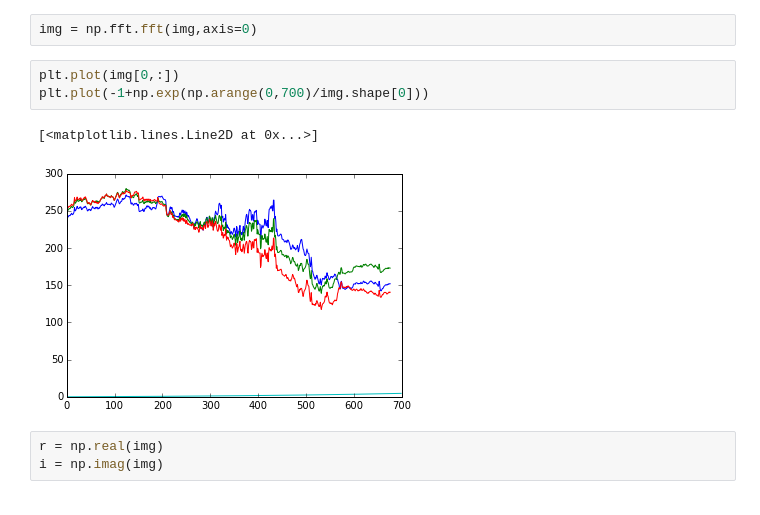
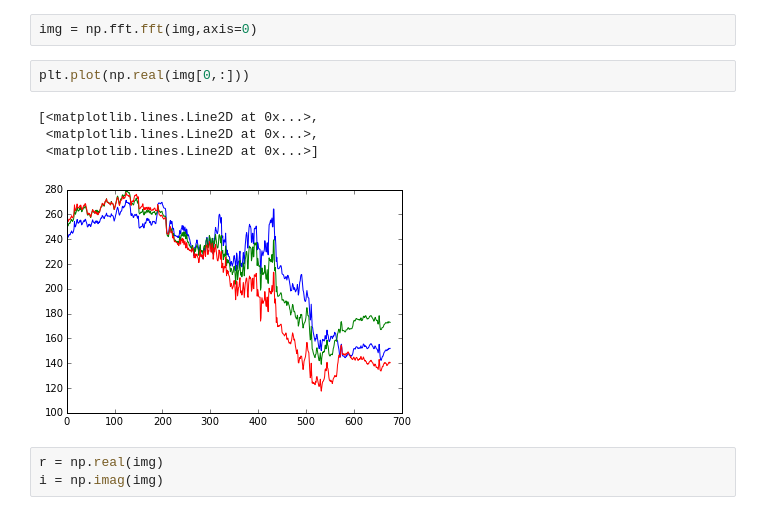
Before and after one commit to antoineMoPa/python-playground, a Jupyter notebook: image-playground/fft.ipynb, the cells around one changed output. Cells and saved outputs as stored; diff of their text form.

Commit message:
remove useless lines

```diff
--- a/image-playground/fft.ipynb
+++ b/image-playground/fft.ipynb
@@ -22,11 +22,12 @@ show(img)
 # %%
 img = np.fft.fft(img,axis=0)
-# %%
-plt.plot(img[0,:])
-plt.plot(-1+np.exp(np.arange(0,700)/img.shape[0]))
-# %% [output]
-[<matplotlib.lines.Line2D at 0x...>]
-[figure, removed]
+# %%
+plt.plot(np.real(img[0,:]))
+# %% [output]
+[<matplotlib.lines.Line2D at 0x...>,
+ <matplotlib.lines.Line2D at 0x...>,
+ <matplotlib.lines.Line2D at 0x...>]
+[figure, added]
 # %%
 r = np.real(img)
 i = np.imag(img)
```
Also changed, not shown: parts of 1 cell of this notebook.
